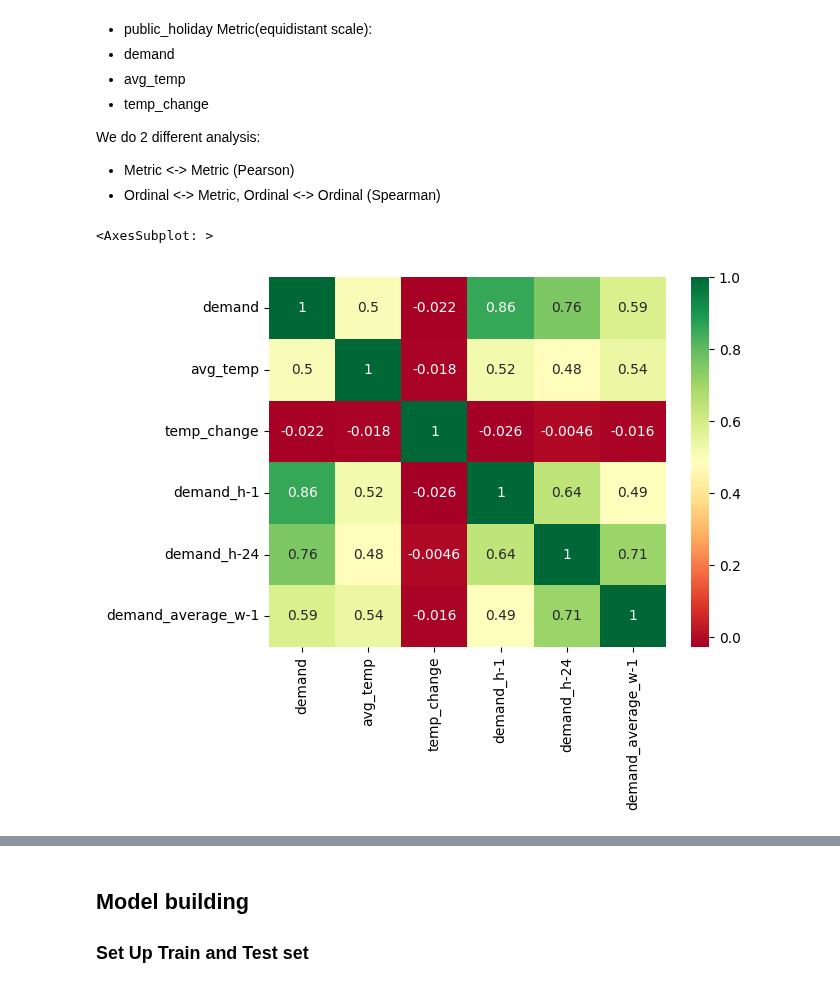
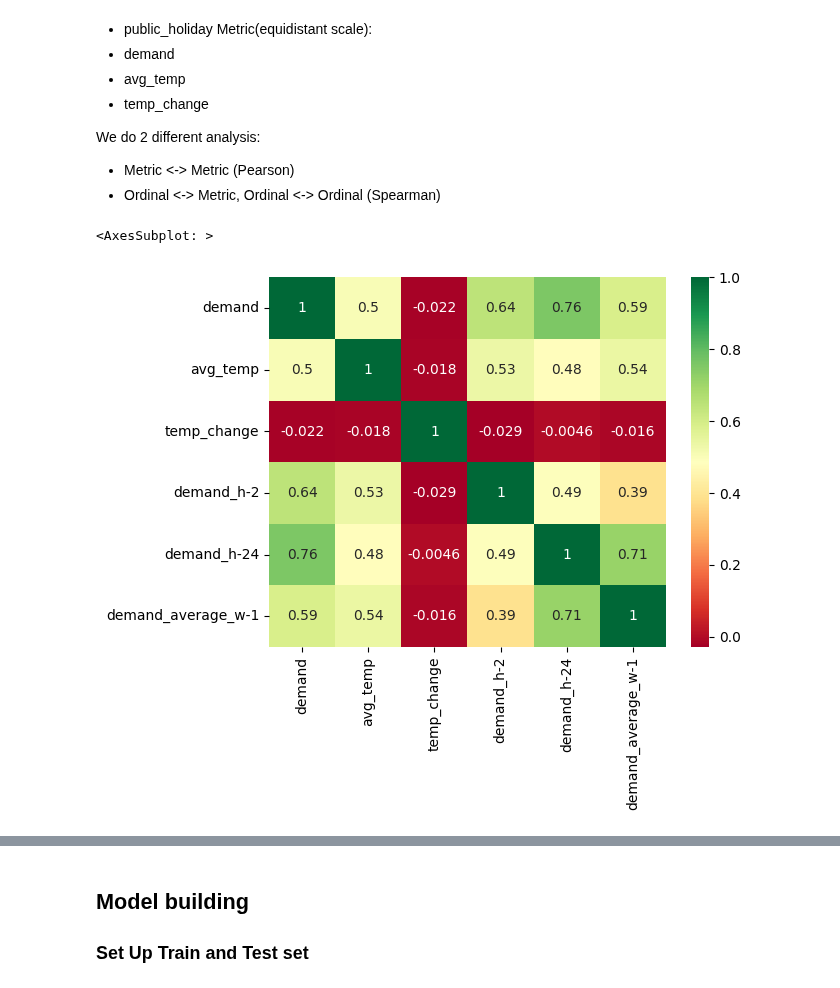
Before and after one commit to RavenRudi/AA_Group16, a Jupyter notebook: demand_forecast.ipynb, the cells around one changed output, grey strips where cells are left out. Drawn from its saved outputs; the diff is of its cells as text; code cells hidden in the pictures.

```diff
--- a/demand_forecast.ipynb
+++ b/demand_forecast.ipynb
@@ -76,7 +76,7 @@ As we have given time series data, it is a common approach to use the demand of
 * 24 hours: The asssumption is that the current demand should be comparable to the demand exactly one day ago, as factors such as season, time of the day are the same.
 * Average demand of the past week at the same day time: This feature is the average of all 7 demand observations of the past week at same time of the day.
 # %%
-df_demand['demand_h-1'] = df_demand.demand.shift(periods=1)
+df_demand['demand_h-2'] = df_demand.demand.shift(periods=2)
 df_demand['demand_h-24'] = df_demand.demand.shift(periods=24)
 
 df_demand['demand_tmp_h-48'] = df_demand.demand.shift(periods=48)
@@ -250,15 +250,15 @@ We do 2 different analysis:
 # %%
 ordinal = df_demand[
     ["precip", "season_autumn", "season_spring", "season_summer", "season_winter", "daytime_morning_week",
      "daytime_afternoon_week", "daytime_evening_week", "daytime_night_week", "daytime_morning_weekend",
      "daytime_afternoon_weekend", "daytime_evening_weekend", "daytime_night_weekend", "public_holiday", "precip_l2h",
      "low_season"]]
-metric = df_demand[["demand", "avg_temp", "temp_change", "demand_h-1", "demand_h-24", "demand_average_w-1"]]
+metric = df_demand[["demand", "avg_temp", "temp_change", "demand_h-2", "demand_h-24", "demand_average_w-1"]]
 
 sns.heatmap(metric.corr(method="pearson"), annot=True, cmap="RdYlGn")
 # %% [output]
 <AxesSubplot: >
-[figure, old version]
+[figure, new version]
 # %%
 plt.figure(figsize=(20, 20))
 sns.heatmap(pd.concat([ordinal, metric], axis=1).corr(method="spearman"), annot=True, cmap="RdYlGn")
```
Also changed, not shown: parts of 27 cells of this notebook.
